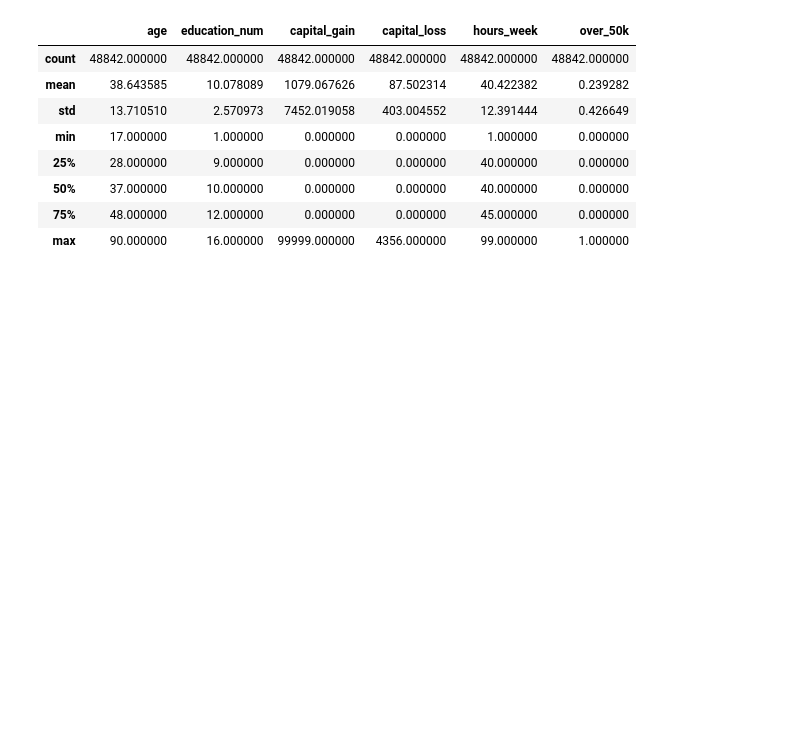
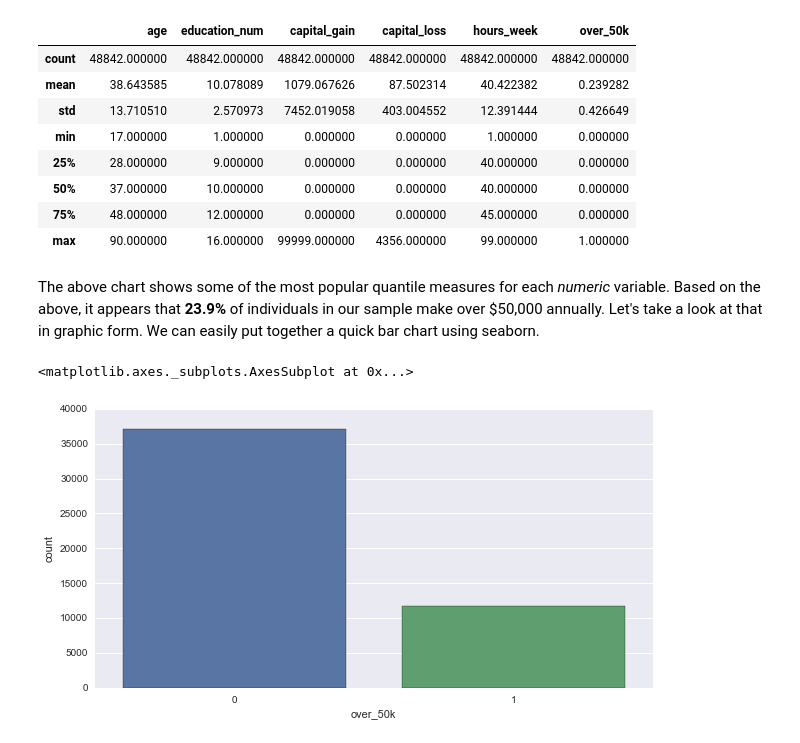
Before and after one commit to richconboy/RTI-Exercises, a Jupyter notebook: exercise01/Rich Conboy - Exercise Code.ipynb, the cells around one changed output. Saved outputs shown, nothing was run; the diff lists cells and outputs as text; code cells hidden in the pictures; blank space fills up the shorter version.

```diff
--- a/exercise01/Rich Conboy - Exercise Code.ipynb
+++ b/exercise01/Rich Conboy - Exercise Code.ipynb
@@ -145,0 +144,13 @@ conn.close
+# %% [markdown]
+The above chart shows some of the most popular quantile measures for each *numeric* variable.  Based on the above, it appears that **23.9%** of individuals in our sample make over $50,000 annually.  Let's take a look at that in graphic form.  We can easily put together a quick bar chart using seaborn.
+# %%
+#Distribution of over_50k
+import seaborn as sns
+import matplotlib.pyplot as plt
+%matplotlib inline
+
+f, ax = plt.subplots(figsize=(10, 5))
+sns.countplot(x='over_50k', data=records_joined)
+# %% [output]
+<matplotlib.axes._subplots.AxesSubplot at 0x...>
+[figure, added]
```
Also changed, not shown: parts of 52 cells of this notebook.
